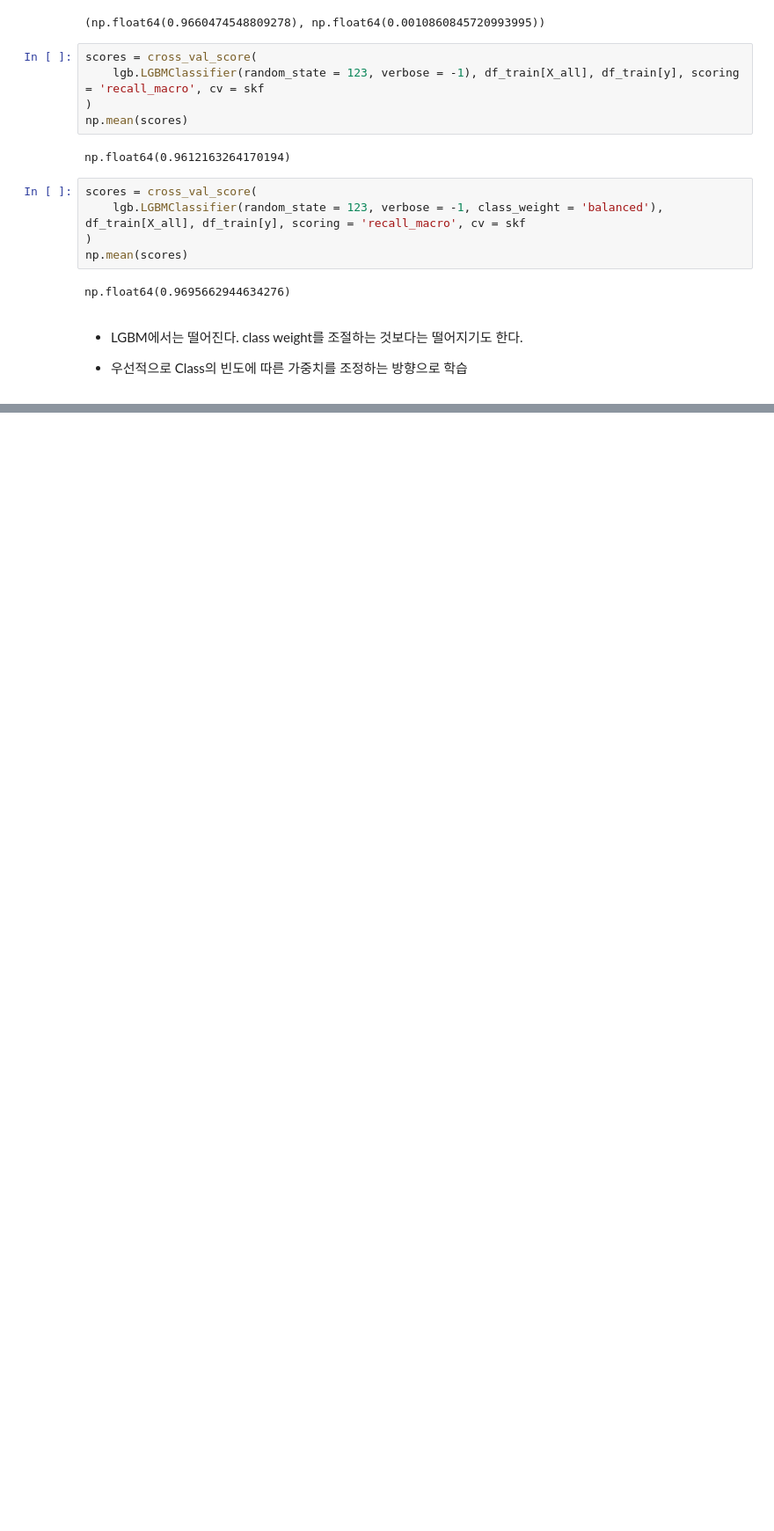
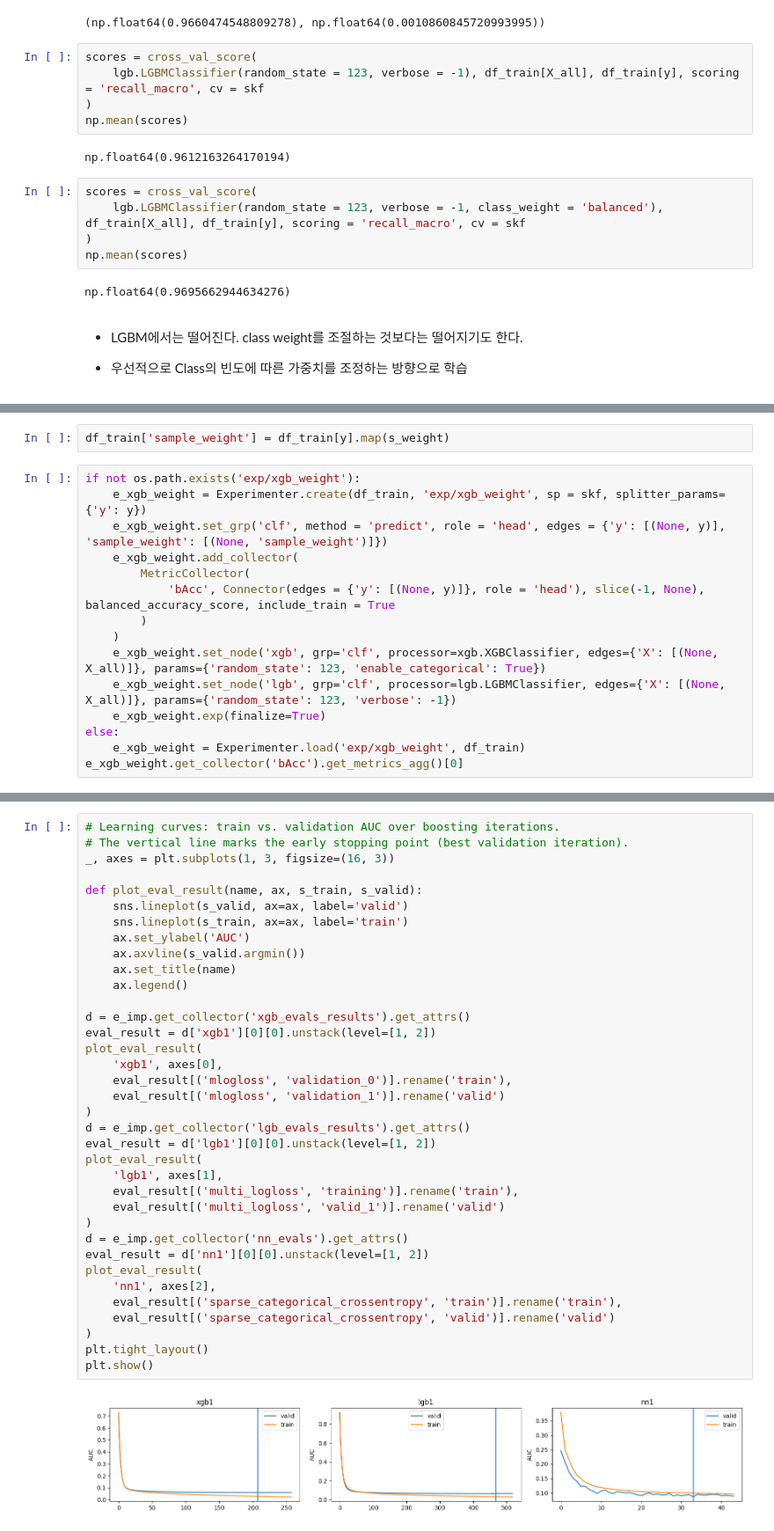
Before and after one commit to sunkusun9/ml-labs, a Jupyter notebook: examples/kaggle_s6e4/2.exploration.ipynb, the cells around one changed output, grey strips where cells are left out. Shown at 88% size. Drawn from its saved outputs; the diff is of its cells as text; blank space fills up the shorter version.

```diff
--- a/examples/kaggle_s6e4/2.exploration.ipynb
+++ b/examples/kaggle_s6e4/2.exploration.ipynb
@@ -545,0 +560,17 @@ np.float64(0.9695662944634276)
+# %%
+df_train['sample_weight'] = df_train[y].map(s_weight)
+# %%
+if not os.path.exists('exp/xgb_weight'):
+    e_xgb_weight = Experimenter.create(df_train, 'exp/xgb_weight', sp = skf, splitter_params={'y': y})
+    e_xgb_weight.set_grp('clf', method = 'predict', role = 'head', edges = {'y': [(None, y)], 'sample_weight': [(None, 'sample_weight')]})
+    e_xgb_weight.add_collector(
+        MetricCollector(
+            'bAcc', Connector(edges = {'y': [(None, y)]}, role = 'head'), slice(-1, None), balanced_accuracy_score, include_train = True
+        )
+    )
+    e_xgb_weight.set_node('xgb', grp='clf', processor=xgb.XGBClassifier, edges={'X': [(None, X_all)]}, params={'random_state': 123, 'enable_categorical': True})
+    e_xgb_weight.set_node('lgb', grp='clf', processor=lgb.LGBMClassifier, edges={'X': [(None, X_all)]}, params={'random_state': 123, 'verbose': -1})
+    e_xgb_weight.exp(finalize=True)
+else:
+    e_xgb_weight = Experimenter.load('exp/xgb_weight', df_train)
+e_xgb_weight.get_collector('bAcc').get_metrics_agg()[0]
@@ -545,0 +683,38 @@ np.float64(0.9695662944634276)
+# %%
+# Learning curves: train vs. validation AUC over boosting iterations.
+# The vertical line marks the early stopping point (best validation iteration).
+_, axes = plt.subplots(1, 3, figsize=(16, 3))
+
+def plot_eval_result(name, ax, s_train, s_valid):
+    sns.lineplot(s_valid, ax=ax, label='valid')
+    sns.lineplot(s_train, ax=ax, label='train')
+    ax.set_ylabel('AUC')
+    ax.axvline(s_valid.argmin())
+    ax.set_title(name)
+    ax.legend()
+
+d = e_imp.get_collector('xgb_evals_results').get_attrs()
+eval_result = d['xgb1'][0][0].unstack(level=[1, 2])
+plot_eval_result(
+    'xgb1', axes[0],
+    eval_result[('mlogloss', 'validation_0')].rename('train'),
+    eval_result[('mlogloss', 'validation_1')].rename('valid')
+)
+d = e_imp.get_collector('lgb_evals_results').get_attrs()
+eval_result = d['lgb1'][0][0].unstack(level=[1, 2])
+plot_eval_result(
+    'lgb1', axes[1],
+    eval_result[('multi_logloss', 'training')].rename('train'),
+    eval_result[('multi_logloss', 'valid_1')].rename('valid')
+)
+d = e_imp.get_collector('nn_evals').get_attrs()
+eval_result = d['nn1'][0][0].unstack(level=[1, 2])
+plot_eval_result(
+    'nn1', axes[2],
+    eval_result[('sparse_categorical_crossentropy', 'train')].rename('train'),
+    eval_result[('sparse_categorical_crossentropy', 'valid')].rename('valid')
+)
+plt.tight_layout()
+plt.show()
+# %% [output]
+[figure, added]
```
Also changed, not shown: parts of 29 cells of this notebook, 10 other files.
